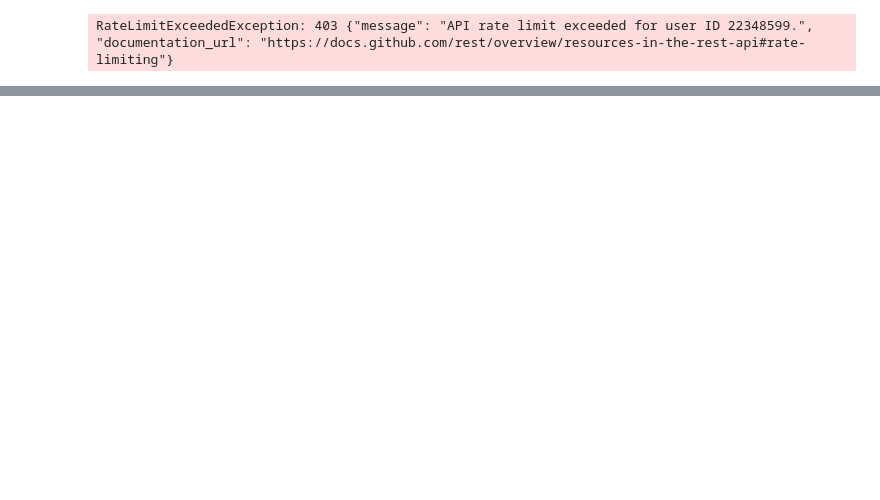
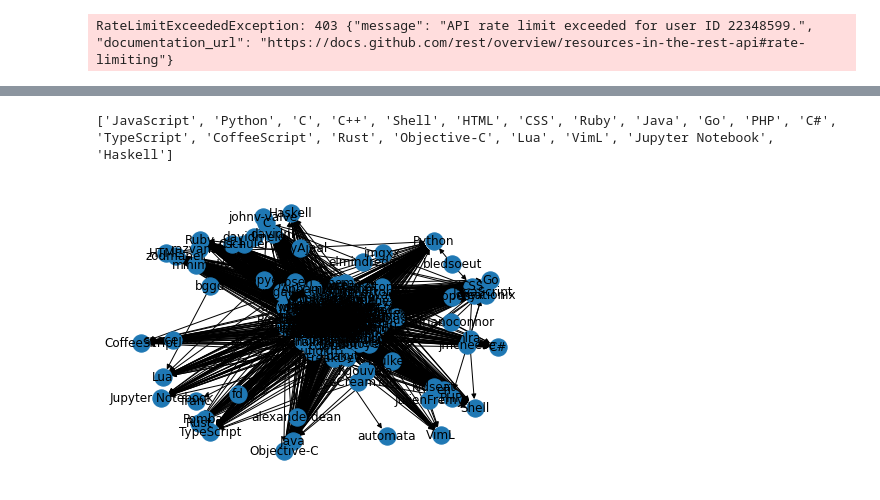
Before and after one commit to michaelcrawford35/github-distributed-mining, a Jupyter notebook: distributed-mining.ipynb, the cells around one changed output, grey strips where cells are left out. Cells and saved outputs as stored; diff of their text form; code cells hidden in the pictures; blank space fills up the shorter version.

Commit message:
Finished user to lang graph

```diff
--- a/distributed-mining.ipynb
+++ b/distributed-mining.ipynb
@@ -35,0 +117,20 @@ nx.write_gpickle(graph, 'repo-start.pkl')
+# %%
+most_common_lang = []
+for lang, _ in user_to_lang.most_common(20):
+    most_common_lang.append(lang)
+print(most_common_lang)
+# %% [output]
+['JavaScript', 'Python', 'C', 'C++', 'Shell', 'HTML', 'CSS', 'Ruby', 'Java', 'Go', 'PHP', 'C#', 'TypeScript', 'CoffeeScript', 'Rust', 'Objective-C', 'Lua', 'VimL', 'Jupyter Notebook', 'Haskell']
+# %%
+reduced_user_lang_graph = user_lang_graph.subgraph(most_common_lang + user_nodes)
+# %%
+node_degrees = reduced_user_lang_graph.degree()
+cool_user_nodes = [x for x in reduced_user_lang_graph.nodes() if node_degrees[x] > 0]
+# %%
+final_user_to_lang_graph = reduced_user_lang_graph.subgraph(cool_user_nodes)
+# %%
+import matplotlib.pyplot as plt
+
+nx.draw(final_user_to_lang_graph, with_labels=True)
+# %% [output]
+[figure, added]
```
Also changed, not shown: parts of 18 cells of this notebook, 1 other file.
